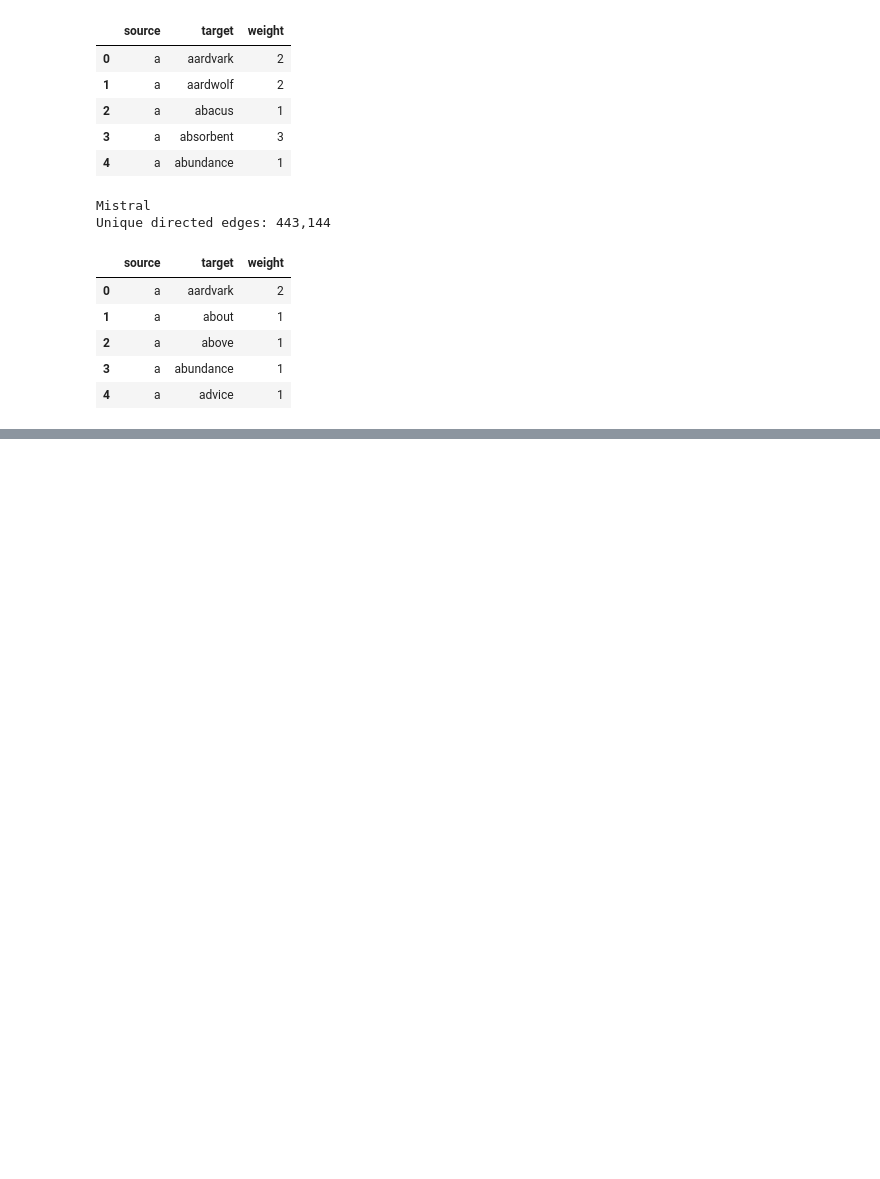
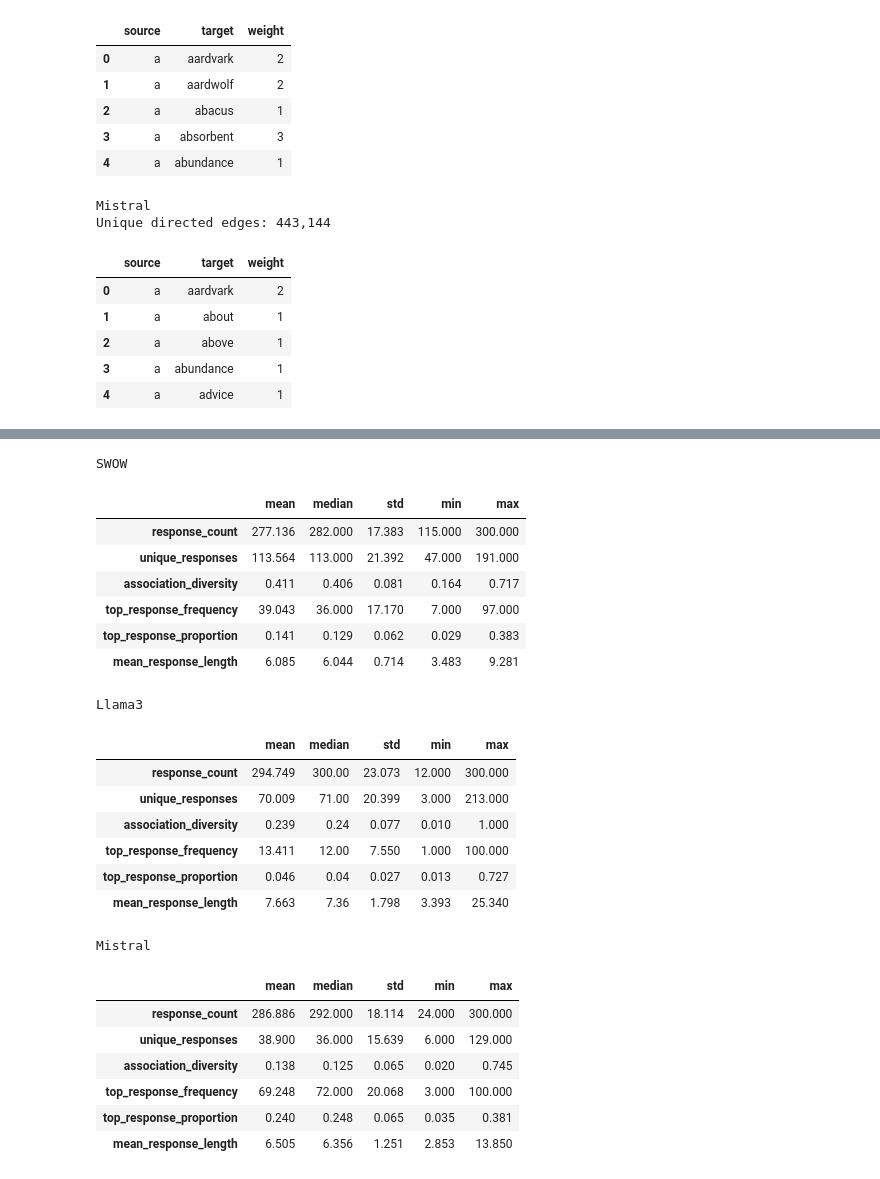
Before and after one commit to domnudragota/llm-eda, a Jupyter notebook: EDA_llm_cognition.ipynb, the cells around one changed output, grey strips where cells are left out. Saved outputs shown, nothing was run; the diff lists cells and outputs as text; code cells hidden in the pictures; blank space fills up the shorter version.

Commit message:
feat: finish up section 5 covering descriptive statistics based on previous feature engineering ops

```diff
--- a/EDA_llm_cognition.ipynb
+++ b/EDA_llm_cognition.ipynb
@@ -1031,0 +1362,18 @@ display(network_summary_df)
+# %%
+
+# Final validation of engineered features
+
+for name, df in cue_features.items():
+    valid = (
+        df["response_count"].gt(0).all()
+        and df["unique_responses"].le(df["response_count"]).all()
+        and df["association_diversity"].between(0, 1).all()
+        and df["top_response_frequency"].le(df["response_count"]).all()
+        and df["top_response_proportion"].between(0, 1).all()
+        and df["mean_response_length"].gt(0).all()
+        and df.isna().sum().sum() == 0
+    )
+
+    print(f"{name}:")
+    print(f"  Cues: {len(df):,}")
+    print(f"  Features valid: {valid}")
@@ -1031,0 +1447,47 @@ display(network_summary_df)
+# %%
+
+feature_columns = [
+    "response_count",
+    "unique_responses",
+    "association_diversity",
+    "top_response_frequency",
+    "top_response_proportion",
+    "mean_response_length"
+]
+
+descriptive_stats = {}
+
+for name, df in cue_features.items():
+    stats = df[feature_columns].agg(
+        ["mean", "median", "std", "min", "max"]
+    ).T
+
+    descriptive_stats[name] = stats
+
+    print(f"\n{name}")
+    display(stats.round(3))
+# %% [output]
+SWOW
+|  | mean | median | std | min | max |
+| response_count | 277.136 | 282.000 | 17.383 | 115.000 | 300.000 |
+| unique_responses | 113.564 | 113.000 | 21.392 | 47.000 | 191.000 |
+| association_diversity | 0.411 | 0.406 | 0.081 | 0.164 | 0.717 |
+| top_response_frequency | 39.043 | 36.000 | 17.170 | 7.000 | 97.000 |
+| top_response_proportion | 0.141 | 0.129 | 0.062 | 0.029 | 0.383 |
+| mean_response_length | 6.085 | 6.044 | 0.714 | 3.483 | 9.281 |
+Llama3
+|  | mean | median | std | min | max |
+| response_count | 294.749 | 300.00 | 23.073 | 12.000 | 300.000 |
+| unique_responses | 70.009 | 71.00 | 20.399 | 3.000 | 213.000 |
+| association_diversity | 0.239 | 0.24 | 0.077 | 0.010 | 1.000 |
+| top_response_frequency | 13.411 | 12.00 | 7.550 | 1.000 | 100.000 |
+| top_response_proportion | 0.046 | 0.04 | 0.027 | 0.013 | 0.727 |
+| mean_response_length | 7.663 | 7.36 | 1.798 | 3.393 | 25.340 |
+Mistral
+|  | mean | median | std | min | max |
+| response_count | 286.886 | 292.000 | 18.114 | 24.000 | 300.000 |
+| unique_responses | 38.900 | 36.000 | 15.639 | 6.000 | 129.000 |
+| association_diversity | 0.138 | 0.125 | 0.065 | 0.020 | 0.745 |
+| top_response_frequency | 69.248 | 72.000 | 20.068 | 3.000 | 100.000 |
+| top_response_proportion | 0.240 | 0.248 | 0.065 | 0.035 | 0.381 |
+| mean_response_length | 6.505 | 6.356 | 1.251 | 2.853 | 13.850 |
```
Also changed, not shown: parts of 19 cells of this notebook.
